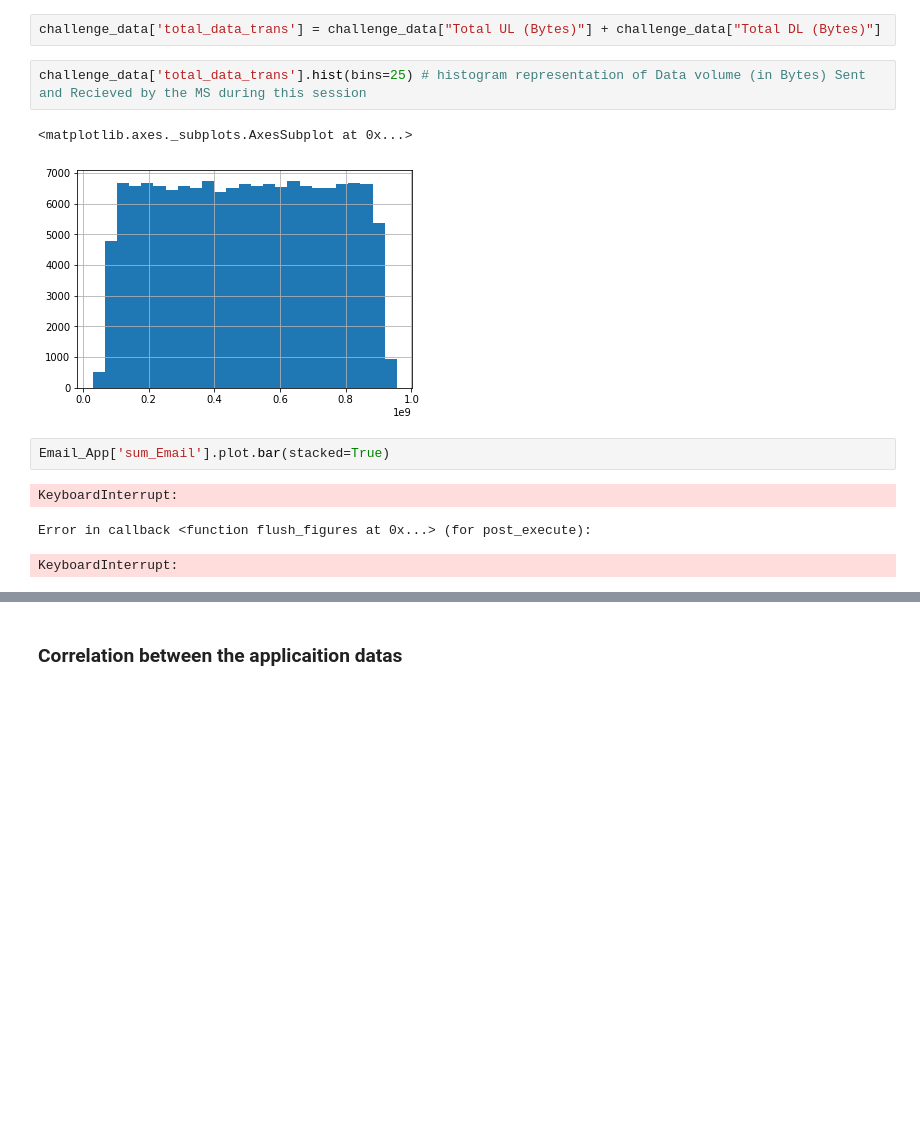
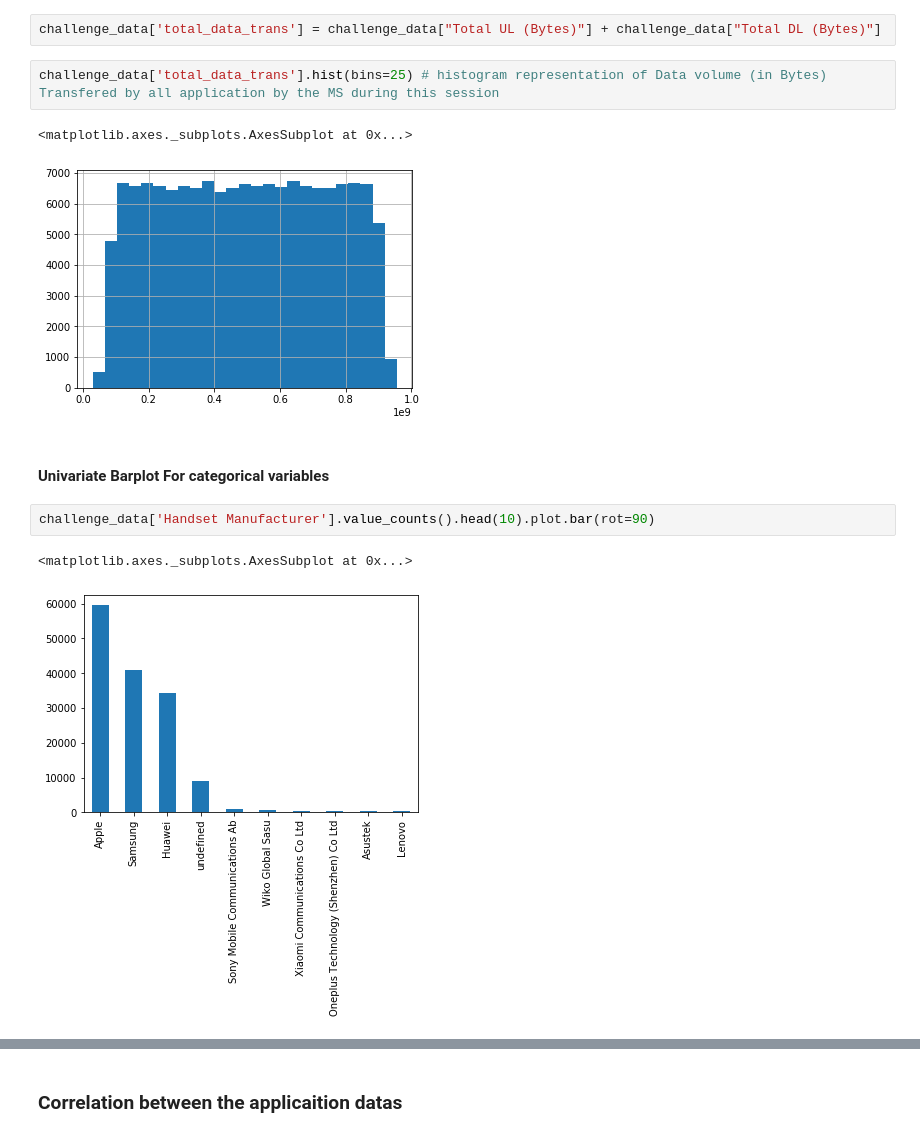
Before and after one commit to saminegash/10-academy-journey, a Jupyter notebook: Week2Challenge/week2_challenge.ipynb, the cells around one changed output, grey strips where cells are left out. Cells and saved outputs as stored; diff of their text form; blank space fills up the shorter version.

```diff
--- a/Week2Challenge/week2_challenge.ipynb
+++ b/Week2Challenge/week2_challenge.ipynb
@@ -515,13 +519,14 @@ challenge_data['Total UL (Bytes)'].hist(bins=25) # histogram representation of D
 # %%
 challenge_data['total_data_trans'] = challenge_data["Total UL (Bytes)"] + challenge_data["Total DL (Bytes)"]
 # %%
-challenge_data['total_data_trans'].hist(bins=25) # histogram representation of Data volume (in Bytes) Sent and Recieved by the MS during this session
+challenge_data['total_data_trans'].hist(bins=25) # histogram representation of Data volume (in Bytes) Transfered by all application by the MS during this session
 # %% [output]
 <matplotlib.axes._subplots.AxesSubplot at 0x...>
 [figure]
-# %%
-Email_App['sum_Email'].plot.bar(stacked=True)
-# %% [output]
-KeyboardInterrupt:
-Error in callback <function flush_figures at 0x...> (for post_execute):
-KeyboardInterrupt:
+# %% [markdown]
+#### Univariate Barplot For categorical variables
+# %%
+challenge_data['Handset Manufacturer'].value_counts().head(10).plot.bar(rot=90)
+# %% [output]
+<matplotlib.axes._subplots.AxesSubplot at 0x...>
+[figure, added]
```
Also changed, not shown: parts of 57 cells of this notebook.
